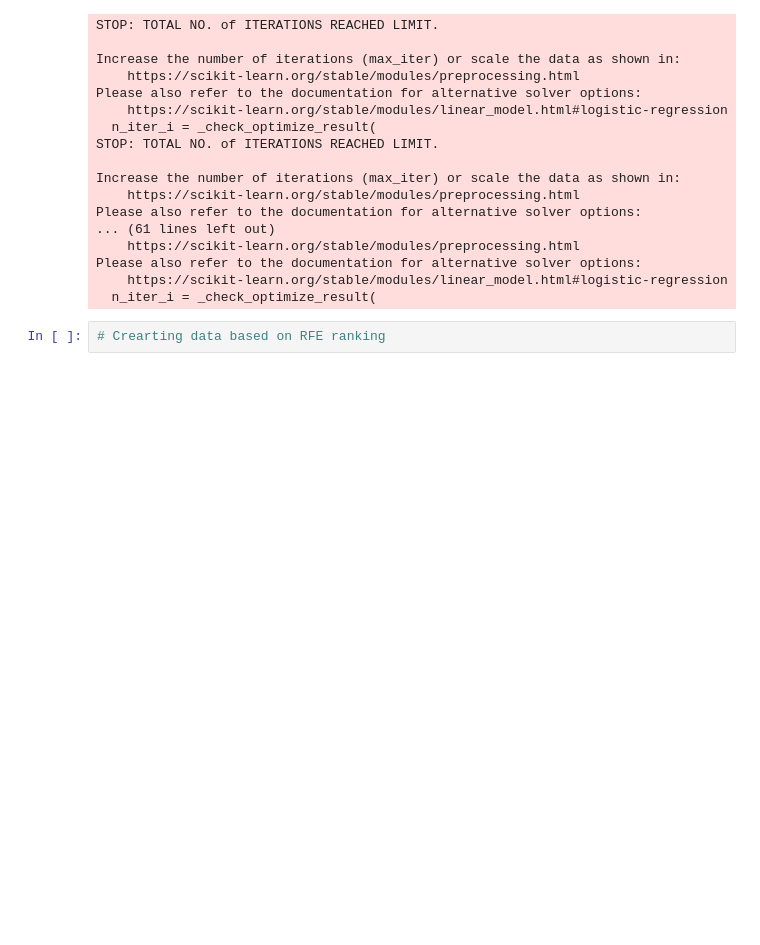
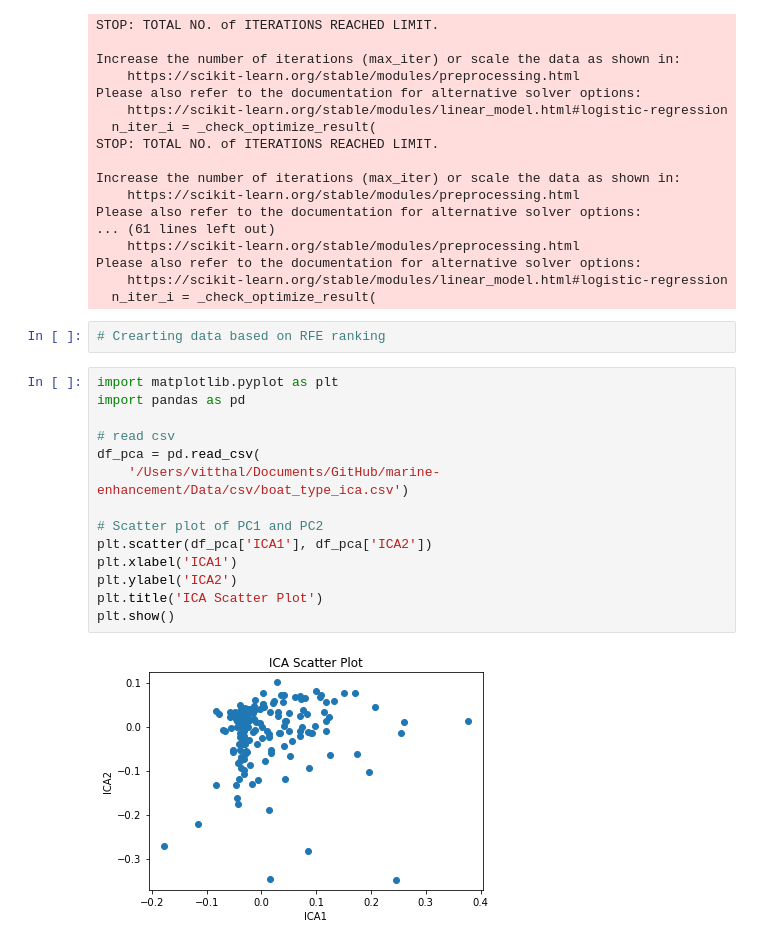
Before and after one commit to VitthalGupta/marine-enhancement, a Jupyter notebook: Codes/data_cleaning.ipynb, the cells around one changed output. Saved outputs shown, nothing was run; the diff lists cells and outputs as text; blank space fills up the shorter version.

```diff
--- a/Codes/data_cleaning.ipynb
+++ b/Codes/data_cleaning.ipynb
@@ -566,3 +605,19 @@ Please also refer to the documentation for alternative solver options:
   n_iter_i = _check_optimize_result(
 # %%
 # Crearting data based on RFE ranking
+# %%
+import matplotlib.pyplot as plt
+import pandas as pd
+
+# read csv
+df_pca = pd.read_csv(
+    '/Users/vitthal/Documents/GitHub/marine-enhancement/Data/csv/boat_type_ica.csv')
+
+# Scatter plot of PC1 and PC2
+plt.scatter(df_pca['ICA1'], df_pca['ICA2'])
+plt.xlabel('ICA1')
+plt.ylabel('ICA2')
+plt.title('ICA Scatter Plot')
+plt.show()
+# %% [output]
+[figure, added]
```
Also changed, not shown: parts of 5 cells of this notebook, 5 other files.
